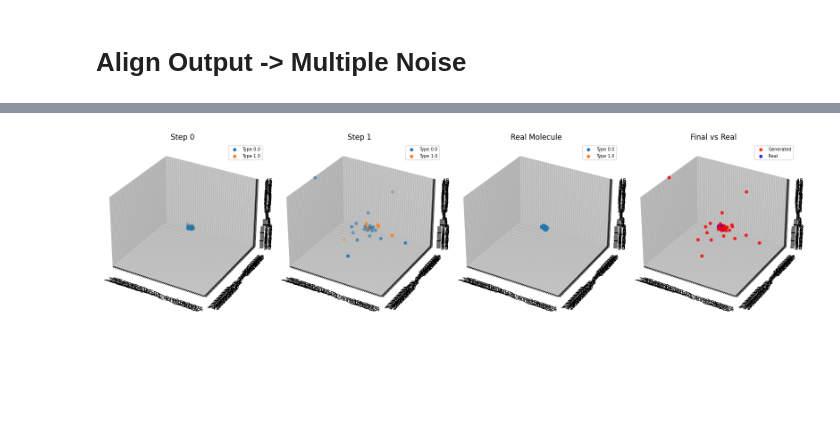
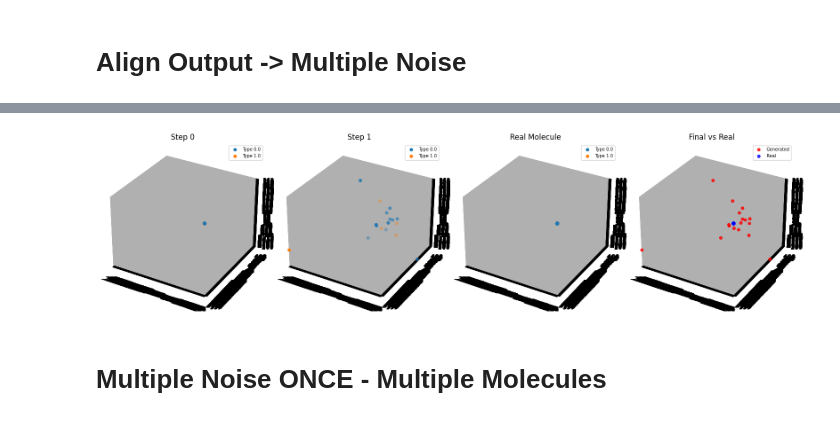
Before and after one commit to edovergna/equi-drifting, a Jupyter notebook: notebooks/only_pos.ipynb, the cells around one changed output, grey strips where cells are left out. Drawn from its saved outputs; the diff is of its cells as text; code cells hidden in the pictures; blank space fills up the shorter version.

Commit message:
Fix rotation of field again

```diff
--- a/notebooks/only_pos.ipynb
+++ b/notebooks/only_pos.ipynb
@@ -285,7 +285,6 @@ def compute_euclidean_drifting_field(gen_mol, real_mol, sigma = 1.0, R = None, c
 
     # [N_gen, N_targets]
     kernel = torch.exp(-sq_dists / (2 * sigma**2))
-    print(f"kernel: {kernel}")
 
     # [N_gen, N_gen], [N_gen, N_real]
     kernel_neg, kernel_pos = torch.split(kernel, [n_gen, n_real], dim=1)
@@ -295,7 +294,6 @@ def compute_euclidean_drifting_field(gen_mol, real_mol, sigma = 1.0, R = None, c
     # [N_gen, N_gen, D]
     weighted_neg = kernel_neg.unsqueeze(-1) * diffs_neg
     weighted_pos = kernel_pos.unsqueeze(-1) * diffs_pos
-    print(f"weighted_pos before rescaling: {weighted_pos.sum(dim=1)}")
 
     # We add the division by sigma^2 here to match the
     # gradient of the Gaussian kernel, matching
@@ -306,8 +304,6 @@ def compute_euclidean_drifting_field(gen_mol, real_mol, sigma = 1.0, R = None, c
         # sample.
         weighted_neg = weighted_neg / (sigma**2)
         weighted_pos = weighted_pos / (sigma**2)
-
-    print(f"weighted_pos after rescaling: {weighted_pos.sum(dim=1)}")
 
     # [N_gen, 1]
     Z_neg = kernel_neg.sum(dim=1, keepdim=True)
@@ -323,7 +319,7 @@ def compute_euclidean_drifting_field(gen_mol, real_mol, sigma = 1.0, R = None, c
         # R is [N_total, 3, 3], we need to reshape the field to apply the rotation per node
         field = torch.einsum('nji,nj->ni', R, field.view(-1, 3)).view(n_gen, -1)
 
-    return v_pos - v_neg
+    return field
 # %% [markdown]
 # Ops/Aux fns
 # %%
@@ -936,11 +872,12 @@ visualize_progression_with_real(
 # %% [markdown]
 # Align Output -> Multiple Noise
 # %%
+%matplotlib inline
 import torch
 import torch.nn.functional as F
 
-NUM_ATOMS = 29
-N_GEN_MOLS = 1
+NUM_ATOMS = 17
+N_GEN_MOLS = 5
 
 NUM_ATOM_TYPES = 5
 NUM_BLOCKS = 1
@@ -968,7 +905,6 @@ print(f"Number of nodes: {real_mol.num_nodes}")
 real_pos = real_mol.pos
 # Zero center the real molecule positions
 real_pos = real_pos - real_pos.mean(dim=0)
-real_pos = real_pos / real_pos.std(dim=0)
 real_pos = real_pos.to(device)
 
 real_pos_flattened = real_pos.view(1, -1)
@@ -994,7 +930,6 @@ optimizer = torch.optim.SGD(model.parameters(), lr=LR)
 batch_vec = torch.arange(N_GEN_MOLS, device=device).repeat_interleave(real_mol.num_nodes)
 pos_noise = torch.randn((N_GEN_MOLS * real_mol.num_nodes, 3), device=device)
 pos_noise = center_positions_per_mol(pos_noise, batch_vec)
-pos_noise = pos_noise / pos_noise.std(dim=0)
 repeated_types = one_hot_real_types.repeat(N_GEN_MOLS)
 
 dense_edge_index = real_mol.dense_edge_index
@@ -1014,7 +949,7 @@ for iter in range(NUM_ITERS):
 
     # Center generated and align positions per molecule
     gen_pos = center_positions_per_mol(gen_pos, batch_vec)
-    gen_pos, R_per_node = kabsch_align_pyg(
+    aligned_gen_pos, R_per_node = kabsch_align_pyg(
         gen_pos,
         real_pos.repeat(N_GEN_MOLS, 1),
         batch_vec,
@@ -1023,8 +958,14 @@ for iter in range(NUM_ITERS):
 
     # Reshape to get right positions
     gen_pos = gen_pos.view(N_GEN_MOLS, -1)
+    aligned_gen_pos = aligned_gen_pos.view(N_GEN_MOLS, -1)
 
-    V_pos = compute_euclidean_drifting_field(gen_pos, real_pos_flattened, sigma=8.0, R=R_per_node)
+    # We apply the inverse rotation of the field within the drifting field
+    # computation. This way the field is applied in the original (unaligned)
+    # space.
+    V_pos = compute_euclidean_drifting_field(
+        aligned_gen_pos, real_pos_flattened, sigma=8.0, R=R_per_node
+    )
 
     target_pos = (gen_pos + V_pos).detach()
     loss = F.mse_loss(gen_pos, target_pos)
@@ -1040,6 +981,7 @@ for iter in range(NUM_ITERS):
 
     if (iter + 1) % 500 == 0:
         print(f"Iter {iter}: Loss = {loss.mean().item()} | V_pos norm = {V_pos_norm:.4f}")
+        evaluate_generated_molecules(gen_pos.view(-1, 3), repeated_types, batch_vec)
 
 plot_loss(loss_list)
 # %% [output]
@@ -1064,37 +1006,42 @@ RuntimeError: No active exception to reraise
 # %%
+%matplotlib inline
+
 gen_pos, pos_list = model(
     pos_noise, repeated_types, dense_edge_index, return_change_in_pos=True
 )
+
 gen_pos = center_positions_per_mol(gen_pos, batch_vec)
 gen_pos, R_per_node = kabsch_align_pyg(
     gen_pos,
     real_pos.repeat(N_GEN_MOLS, 1),
     batch_vec,
     N_GEN_MOLS,
 )
 
 gen_pos_flattened = gen_pos.view(N_GEN_MOLS, -1)
 sorted_pos, closest_indices = get_sorted_mols(gen_pos_flattened, real_pos_flattened)
 
-SELECTED_IDX = 0
+SELECTED_IDX = 1
 
 selected_pos_list = []
 for gen_pos_step in pos_list:
     gen_pos_step = gen_pos_step.view(N_GEN_MOLS, -1)
     ge_pos_step = gen_pos_step[SELECTED_IDX]
     gen_pos_step = ge_pos_step.view(-1, 3)
     gen_pos_step = gen_pos_step - gen_pos_step.mean(dim=0)
     gen_pos_step = kabsch_align(gen_pos_step, real_pos)
     selected_pos_list.append(gen_pos_step)
 
 
 # pos_list is e.g. the trajectory saved during your diffusion reverse process
 visualize_progression_with_real(
     pos_list=selected_pos_list,
     gen_types=one_hot_real_types.to(torch.float32),
     real_pos=real_pos,
     real_types=one_hot_real_types.to(torch.float32),
     max_steps=len(selected_pos_list)
 )
 # %% [output]
-[figure, old version]
+[figure, new version]
+# %% [markdown]
+# Multiple Noise ONCE - Multiple Molecules
```
Also changed, not shown: parts of 4 cells of this notebook.
